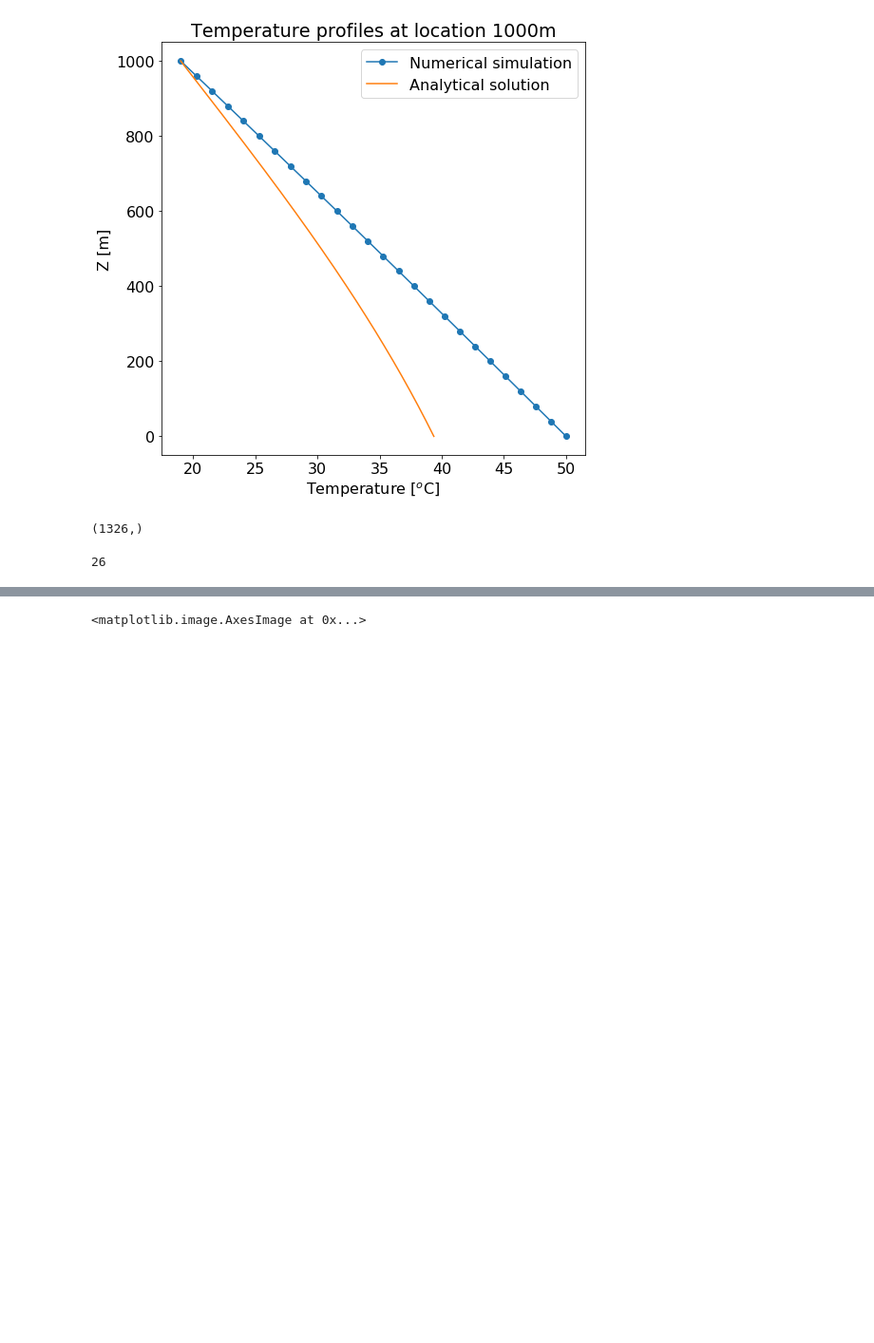
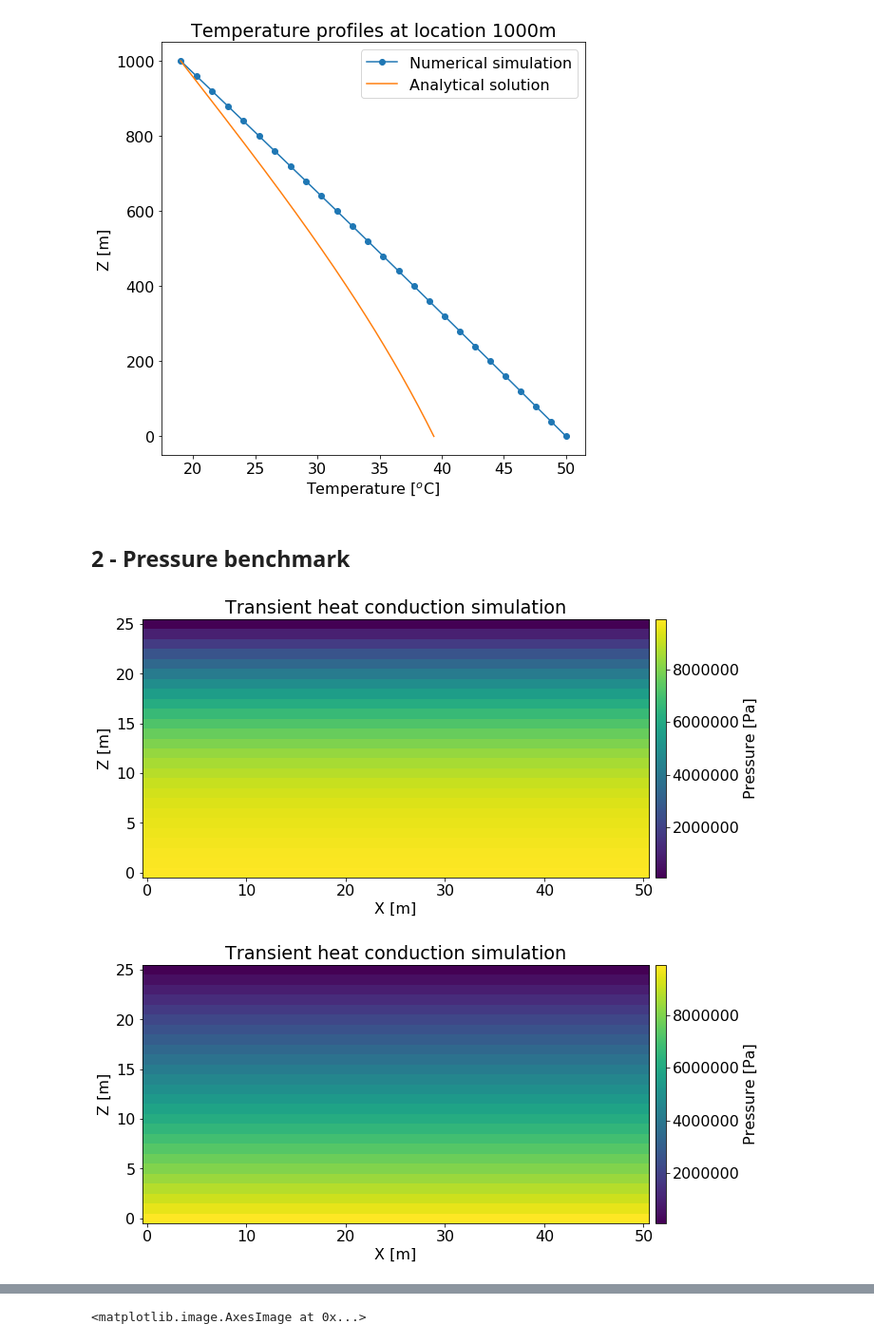
Before and after one commit to gweishar/inputfiles_golem, a Jupyter notebook: exodus_to_python_GW.ipynb, the cells around one changed output, grey strips where cells are left out. Shown at 95% size. Drawn from its saved outputs; the diff is of its cells as text; code cells hidden in the pictures; blank space fills up the shorter version.

```diff
--- a/exodus_to_python_GW.ipynb
+++ b/exodus_to_python_GW.ipynb
@@ -161,11 +191,3 @@ for i,t in enumerate(tstep):
 [figure]
 [figure]
 [figure]
-# %%
-var2[25,:].shape
-# %% [output]
-(1326,)
-# %%
-len(np.unique(np.array(Y)))
-# %% [output]
-26
@@ -173,0 +194,28 @@ var_image = var2[25,:].reshape((26,51))
+# %% [markdown]
+## 2 - Pressure benchmark
+# %%
+# Model snapshots
+nc = netCDF4.Dataset('Florian_Benchmark/2-H/gold/H_transient_2D_small_icHigh.e')
+#Get X and Y coordinates
+X = nc.variables['coordx']
+Y = nc.variables['coordy']
+yvals = np.sort(np.unique(Y))
+var2 = nc.variables['vals_nod_var1'] # Temperature var 2, pressure var 1
+tstep =[14, 72]
+tname=["7", "36"]
+for i,t in enumerate(tstep):
+    fig, ax = plt.subplots(1, 1, figsize=(10, 5))
+    vars_im = resort_results(X, Y, var2, t)
+    im=plt.imshow(vars_im, origin='lower left')
+    ax.set_xlabel('X [m]')
+    ax.set_ylabel('Z [m]')
+    ax.set_title('Transient heat conduction simulation')
+    divider = make_axes_locatable(ax)
+    cax = divider.append_axes('right', size='2%', pad=0.1)
+    cbar = fig.colorbar(im, cax=cax)
+    cbar.set_label("Pressure [Pa]") #[$^o$C] [Pa]
+    ax.set_aspect('equal')
+    fig.savefig("python_figures/H_transient_"+tname[i]+"days.eps")
+# %% [output]
+[figure, added]
+[figure, added]
```
Also changed, not shown: parts of 7 cells of this notebook, 6 other files.
